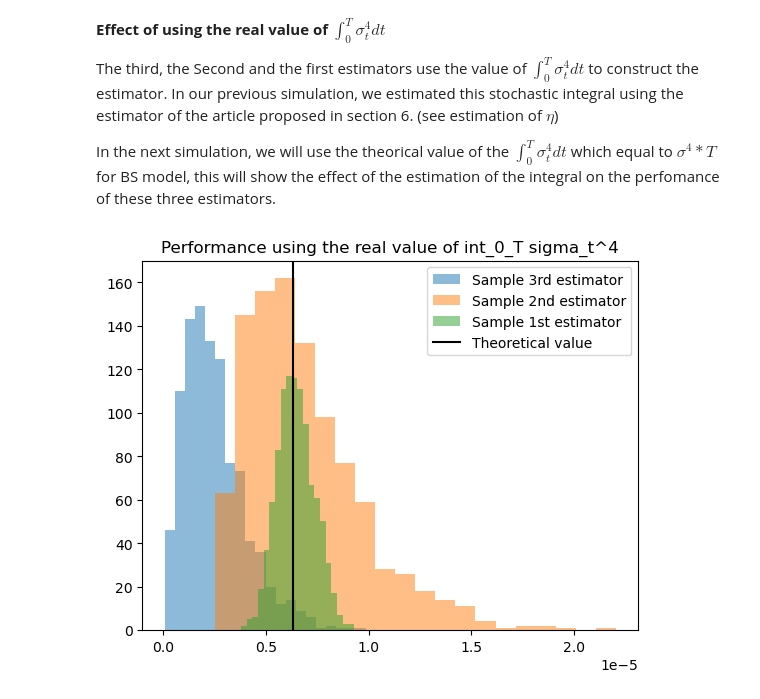
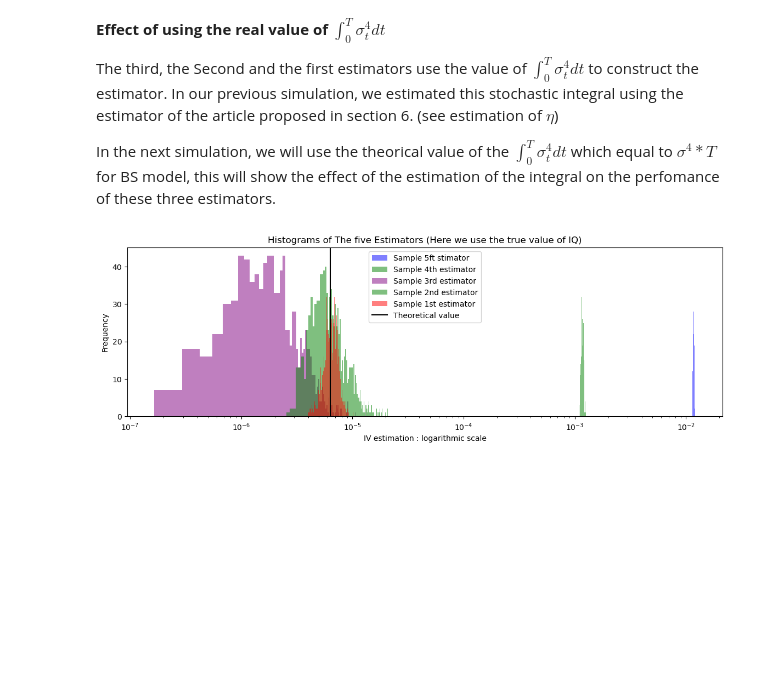
Before and after one commit to nicolassinott/HFT, a Jupyter notebook: notebooks/Integrated_volatility/monte_carlo.ipynb, the cells around one changed output. Cells and saved outputs as stored; diff of their text form; code cells hidden in the pictures; blank space fills up the shorter version.

```diff
--- a/notebooks/Integrated_volatility/monte_carlo.ipynb
+++ b/notebooks/Integrated_volatility/monte_carlo.ipynb
@@ -468,15 +482,17 @@ The absolute relative error of estimation of IQ =  0.8943842489226268
 # %%
-third_vol_estimator_bs_IQ = third_best_estimator(Y)
-second_vol_estimator_bs_IQ = second_best_estimator(Y, True, K=np.NAN)
-first_vol_estimator_bs_IQ = first_best_estimator(Y)
+Labels = ['Sample 5ft stimator', 'fSample 4th estimator','Sample 3rd estimator','Sample 2nd estimator','Sample 1st estimator']
+estimators = [fifth_vol_estimator_bs_IQ, fourth_vol_estimator_bs_IQ, third_vol_estimator_bs_IQ, second_vol_estimator_bs_IQ, first_vol_estimator_bs_IQ]
 
-Labels = ['Sample 3rd estimator','Sample 2nd estimator','Sample 1st estimator']
-estimators = [third_vol_estimator_bs_IQ, second_vol_estimator_bs_IQ, first_vol_estimator_bs_IQ]
+plt.figure(figsize=(14, 4))
+for k in range(5) :
+    plt.hist(estimators[k], bins = 100, label = Labels[k], alpha = 0.5, color=colors[k])
+plt.axvline(theoretical_integrated_vol, label = 'Theoretical value', color = 'black')
 
-for k in range(3) :
-    plt.hist(estimators[k], bins = 20, label = Labels[k], alpha = 0.5)
-plt.axvline(theoretical_integrated_vol, label = 'Theoretical value', color = 'black')
-plt.title("Performance using the new IQ estimator")
+
 plt.legend()
+plt.xscale('log')
+plt.title('Histograms of The five Estimators (Here we use the sparse quartic variation as an estimator of IQ)')
+plt.xlabel('IV estimation : logarithmic scale')
+plt.ylabel('Frequency')
 plt.show()
 # %% [output]
@@ -487,19 +503,26 @@ plt.show()
 The third, the Second and the first estimators use the value of $\int_{0}^{T} \sigma_t^4 dt$ to construct the estimator. In our previous simulation, we estimated this stochastic integral using the estimator of the article proposed in section 6. (see estimation of $\eta$)
 
 In the next simulation, we will use the theorical value of the $\int_{0}^{T} \sigma_t^4 dt$ which equal to $\sigma^4 * T$ for BS model, this will show the effect of the estimation of the integral on the perfomance of these three estimators.
+# %%
+fifth_vol_estimator_bs_realvol4 =  fifth_best_estimator(Y)
+fourth_vol_estimator_bs_realvol4=  fourth_best_estimator(Y, Nsec//10)
+third_vol_estimator_bs_realvol4 = third_best_estimator(Y, vol4=real_vol4)
+second_vol_estimator_bs_realvol4 = second_best_estimator(Y, True, K=np.NAN, vol4=real_vol4)
+first_vol_estimator_bs_realvol4 = first_best_estimator(Y, vol4= real_vol4)
 # %%
-third_vol_estimator_bs_realvol4 = third_best_estimator(Y, vol4=real_vol4)
-second_vol_estimator_bs_realvol4 = second_best_estimator(Y, True, K=np.NAN, vol4=real_vol4)
-first_vol_estimator_bs_realvol4 = first_best_estimator(Y, vol4= real_vol4)
+Labels = ['Sample 5ft stimator', 'Sample 4th estimator','Sample 3rd estimator','Sample 2nd estimator','Sample 1st estimator']
+estimators = [fifth_vol_estimator_bs_realvol4, fourth_vol_estimator_bs_realvol4, third_vol_estimator_bs_realvol4, second_vol_estimator_bs_realvol4, first_vol_estimator_bs_realvol4]
+plt.figure(figsize=(14, 4))
+for k in range(5) :
+    plt.hist(estimators[k], bins = 100, label = Labels[k], alpha = 0.5, color=colors[k])
+plt.axvline(theoretical_integrated_vol, label = 'Theoretical value', color = 'black')
 
-Labels = ['Sample 3rd estimator','Sample 2nd estimator','Sample 1st estimator']
-estimators = [third_vol_estimator_bs_realvol4, second_vol_estimator_bs_realvol4, first_vol_estimator_bs_realvol4]
 
-for k in range(3) :
-    plt.hist(estimators[k], bins = 20, label = Labels[k], alpha = 0.5)
-plt.axvline(theoretical_integrated_vol, label = 'Theoretical value', color = 'black')
-plt.title("Performance using the real value of int_0_T sigma_t^4")
 plt.legend()
+plt.xscale('log')
+plt.title('Histograms of The five Estimators (Here we use the true value of IQ)')
+plt.xlabel('IV estimation : logarithmic scale')
+plt.ylabel('Frequency')
 plt.show()
 # %% [output]
-[figure, old version]
+[figure, new version]
```
Also changed, not shown: parts of 15 cells of this notebook, 4 other files.
